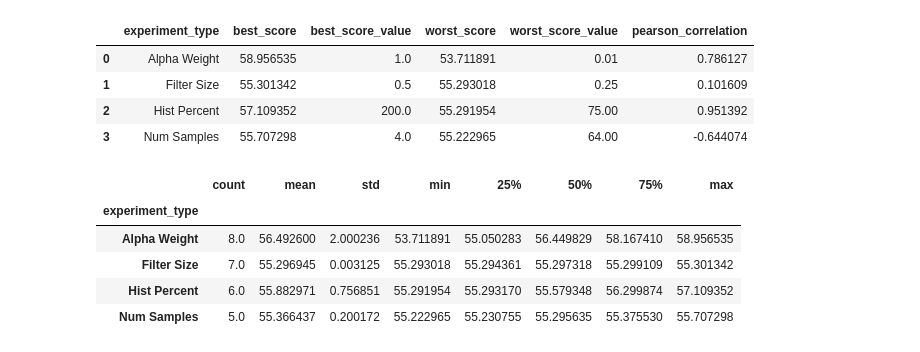
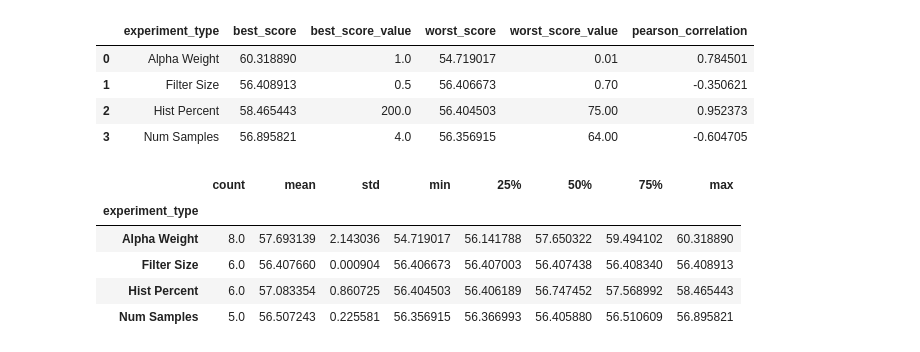
Before and after one commit to mariabeatrizsilva/PerceptualTAA, a Jupyter notebook: analyze_data.ipynb, the cells around one changed output. Cells and saved outputs as stored; diff of their text form; code cells hidden in the pictures.

```diff
--- a/analyze_data.ipynb
+++ b/analyze_data.ipynb
@@ -29,12 +44,22 @@ if df_results is not None:
 # %%
-comparison_files = {
-    "Alpha Weight": os.path.join(score_directory, 'vary_alpha_weight_scores_labeled.json'),
-    "Filter Size": os.path.join(score_directory,'vary_filter_size_scores_labeled.json'),
-    "Hist Percent": os.path.join(score_directory,'vary_hist_percent_scores_labeled.json'),
-    "Num Samples": os.path.join(score_directory,'vary_num_samples_scores_labeled.json'),
+comparison_files_frames = {
+    "Alpha Weight": os.path.join(score_directory_frames, 'vary_alpha_weight_scores.json'),
+    "Filter Size": os.path.join(score_directory_frames,'vary_filter_size_scores.json'),
+    "Hist Percent": os.path.join(score_directory_frames,'vary_hist_percent_scores.json'),
+    "Num Samples": os.path.join(score_directory_frames,'vary_num_samples_scores.json'),
 }
+
+comparison_files_reg = {
+    "Alpha Weight": os.path.join(score_directory_regular, 'vary_alpha_weight_scores.json'),
+    "Filter Size": os.path.join(score_directory_regular,'vary_filter_size_scores.json'),
+    "Hist Percent": os.path.join(score_directory_regular,'vary_hist_percent_scores.json'),
+    "Num Samples": os.path.join(score_directory_regular,'vary_num_samples_scores.json'),
+}
 # %%
-all_data = analyze_utils.compare_render_experiments(comparison_files)
+frames_loaded = analyze_utils.load_multiple_experiments(comparison_files_frames)
+reg_loaded = analyze_utils.load_multiple_experiments(comparison_files_reg)
+frames_data = analyze_utils.compare_render_experiments(frames_loaded)
+reg_data = analyze_utils.compare_render_experiments(reg_loaded)
 # %% [output]
 ✅ Loaded and sorted data for: Alpha Weight
 ✅ Loaded and sorted data for: Filter Size
@@ -48,19 +80,19 @@ analyze_utils.plot_experiment_grid(comparison_files, score_metric="CQVDM Score")
 # %%
-analyze_utils.summarize_performance_table(all_data)
+analyze_utils.summarize_performance_table(frames_data)
 # %% [output]
 |  | experiment_type | best_score | best_score_value | worst_score | worst_score_value | pearson_correlation |
-| 0 | Alpha Weight | 58.956535 | 1.0 | 53.711891 | 0.01 | 0.786127 |
-| 1 | Filter Size | 55.301342 | 0.5 | 55.293018 | 0.25 | 0.101609 |
-| 2 | Hist Percent | 57.109352 | 200.0 | 55.291954 | 75.00 | 0.951392 |
-| 3 | Num Samples | 55.707298 | 4.0 | 55.222965 | 64.00 | -0.644074 |
+| 0 | Alpha Weight | 60.318890 | 1.0 | 54.719017 | 0.01 | 0.784501 |
+| 1 | Filter Size | 56.408913 | 0.5 | 56.406673 | 0.70 | -0.350621 |
+| 2 | Hist Percent | 58.465443 | 200.0 | 56.404503 | 75.00 | 0.952373 |
+| 3 | Num Samples | 56.895821 | 4.0 | 56.356915 | 64.00 | -0.604705 |
 # %%
 # Calculate basic descriptive statistics for the 'score' column, grouped by experiment type
-score_summary = all_data.groupby('experiment_type')['score'].describe()
+score_summary = frames_data.groupby('experiment_type')['score'].describe()
 display(score_summary)
 # %% [output]
 |  | count | mean | std | min | 25% | 50% | 75% | max |
 | experiment_type |  |  |  |  |  |  |  |  |
-| Alpha Weight | 8.0 | 56.492600 | 2.000236 | 53.711891 | 55.050283 | 56.449829 | 58.167410 | 58.956535 |
-| Filter Size | 7.0 | 55.296945 | 0.003125 | 55.293018 | 55.294361 | 55.297318 | 55.299109 | 55.301342 |
-| Hist Percent | 6.0 | 55.882971 | 0.756851 | 55.291954 | 55.293170 | 55.579348 | 56.299874 | 57.109352 |
-| Num Samples | 5.0 | 55.366437 | 0.200172 | 55.222965 | 55.230755 | 55.295635 | 55.375530 | 55.707298 |
+| Alpha Weight | 8.0 | 57.693139 | 2.143036 | 54.719017 | 56.141788 | 57.650322 | 59.494102 | 60.318890 |
+| Filter Size | 6.0 | 56.407660 | 0.000904 | 56.406673 | 56.407003 | 56.407438 | 56.408340 | 56.408913 |
+| Hist Percent | 6.0 | 57.083354 | 0.860725 | 56.404503 | 56.406189 | 56.747452 | 57.568992 | 58.465443 |
+| Num Samples | 5.0 | 56.507243 | 0.225581 | 56.356915 | 56.366993 | 56.405880 | 56.510609 | 56.895821 |
```
Also changed, not shown: parts of 8 cells of this notebook, 16 other files.
